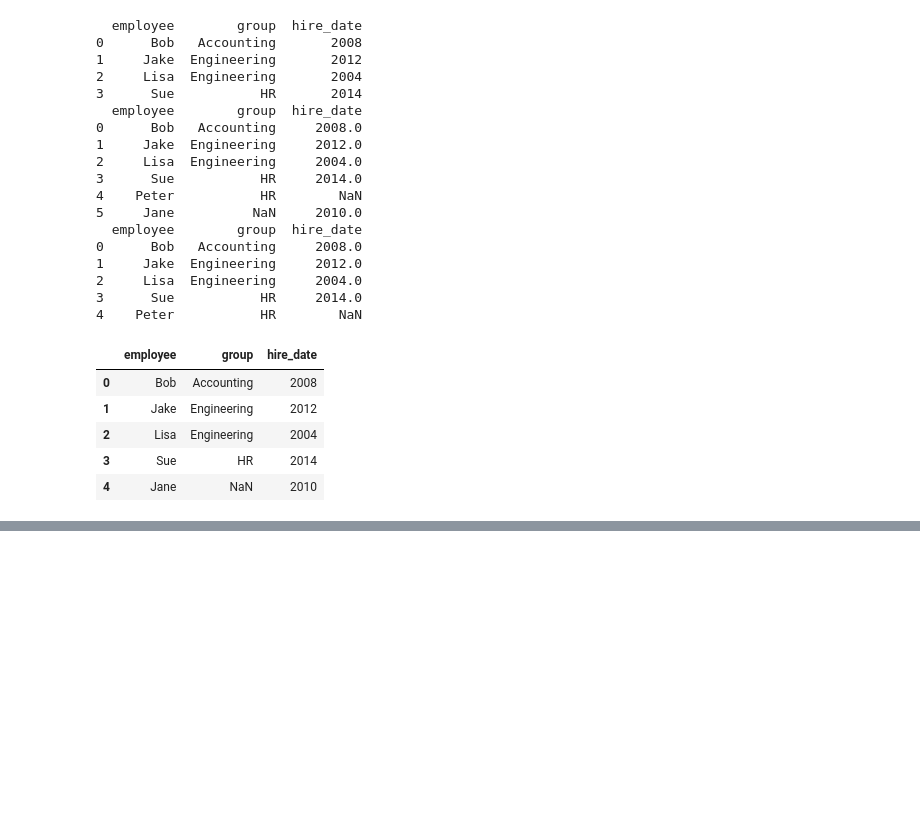
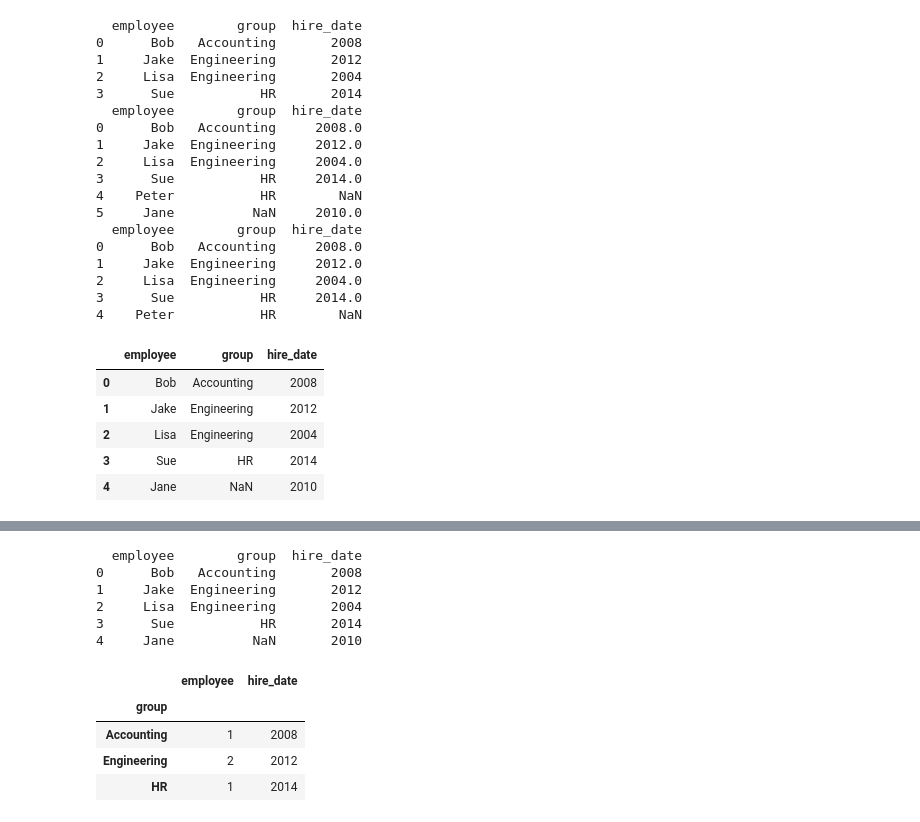
Before and after one commit to shanwaz1993/Python_prac, a Jupyter notebook: pandas_prac1.ipynb, the cells around one changed output, grey strips where cells are left out. Drawn from its saved outputs; the diff is of its cells as text; code cells hidden in the pictures; blank space fills up the shorter version.

Commit message:
aggregate func

```diff
--- a/pandas_prac1.ipynb
+++ b/pandas_prac1.ipynb
@@ -445,0 +460,16 @@ pd.merge(df1,df2,how='right')
+# %%
+print(df3)
+df3.groupby('group').aggregate([min,max])  #customized aggregation operations
+df3.groupby('group').aggregate({'employee':'count','hire_date':'max'})  #diffrent operations on diffrent columns
+# %% [output]
+  employee        group  hire_date
+0      Bob   Accounting       2008
+1     Jake  Engineering       2012
+2     Lisa  Engineering       2004
+3      Sue           HR       2014
+4     Jane          NaN       2010
+|  | employee | hire_date |
+| group |  |  |
+| Accounting | 1 | 2008 |
+| Engineering | 2 | 2012 |
+| HR | 1 | 2014 |
```
Also changed, not shown: parts of 2 cells of this notebook.
